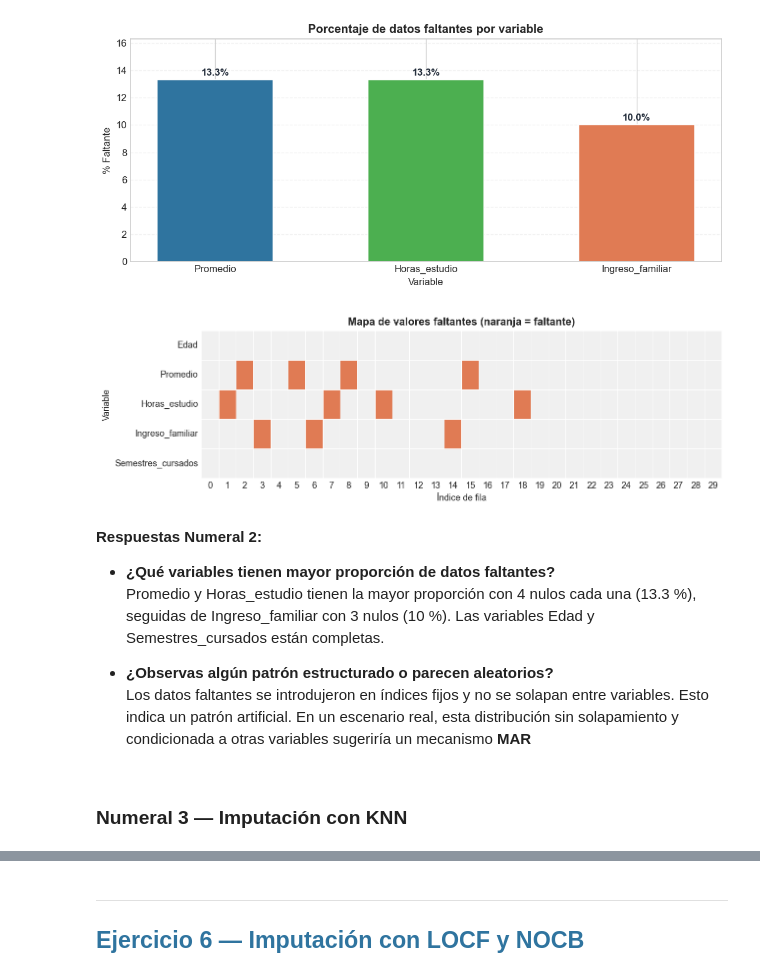
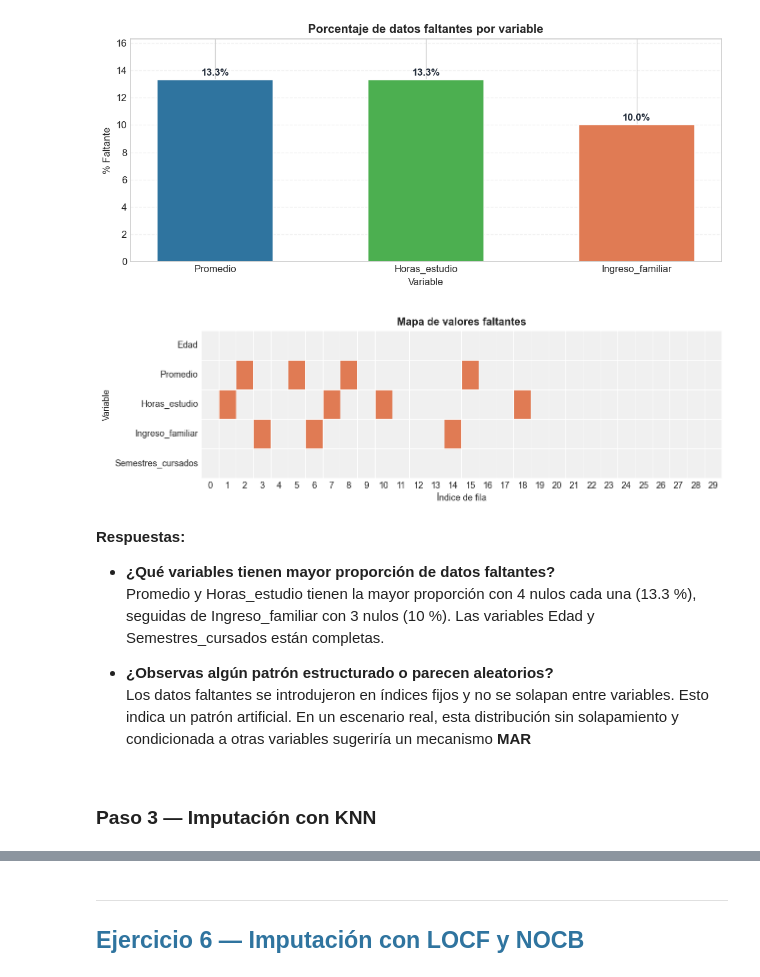
Before and after one commit to caamilo03/wine-quality, a Jupyter notebook: sesiones_practicas/sp_5_Camilo_Loaiza_Sarai_Restrepo.ipynb, the cells around one changed output, grey strips where cells are left out. Cells and saved outputs as stored; diff of their text form; code cells hidden in the pictures.

```diff
--- a/sesiones_practicas/sp_5_Camilo_Loaiza_Sarai_Restrepo.ipynb
+++ b/sesiones_practicas/sp_5_Camilo_Loaiza_Sarai_Restrepo.ipynb
@@ -712,23 +710,23 @@ Variables con datos faltantes:
 # %%
 # Heatmap de faltantes (celda dedicada)
 fig, ax = plt.subplots(figsize=(10, 3.2), dpi=130)
 sns.heatmap(
     df_ej5.isnull().T,
     cbar=False,
     cmap=['#F0F0F0', '#E07B54'],
     ax=ax,
     linewidths=0.3,
     linecolor='white'
 )
-ax.set_title('Mapa de valores faltantes (naranja = faltante)', fontsize=12, fontweight='bold')
+ax.set_title('Mapa de valores faltantes', fontsize=12, fontweight='bold')
 ax.set_xlabel('Índice de fila')
 ax.set_ylabel('Variable')
 plt.tight_layout()
 plt.show()
 # %% [output]
-[figure, old version]
+[figure, new version]
 # %% [markdown]
-**Respuestas Numeral 2:**
+**Respuestas:**
 
 - **¿Qué variables tienen mayor proporción de datos faltantes?**
   Promedio y Horas_estudio tienen la mayor proporción con 4 nulos cada una (13.3 %), seguidas de Ingreso_familiar con 3 nulos (10 %).
@@ -737,7 +735,7 @@ plt.show()
 - **¿Observas algún patrón estructurado o parecen aleatorios?**
   Los datos faltantes se introdujeron en índices fijos y no se solapan entre variables. Esto indica un patrón artificial. En un escenario real, esta distribución sin solapamiento y condicionada a otras variables sugeriría un mecanismo **MAR**
 # %% [markdown]
-### Numeral 3 — Imputación con KNN
+### Paso 3 — Imputación con KNN
 # %%
 # Imputación con KNN (k=5 vecinos más cercanos)
 from sklearn.impute import KNNImputer
```
Also changed, not shown: parts of 13 cells of this notebook.
